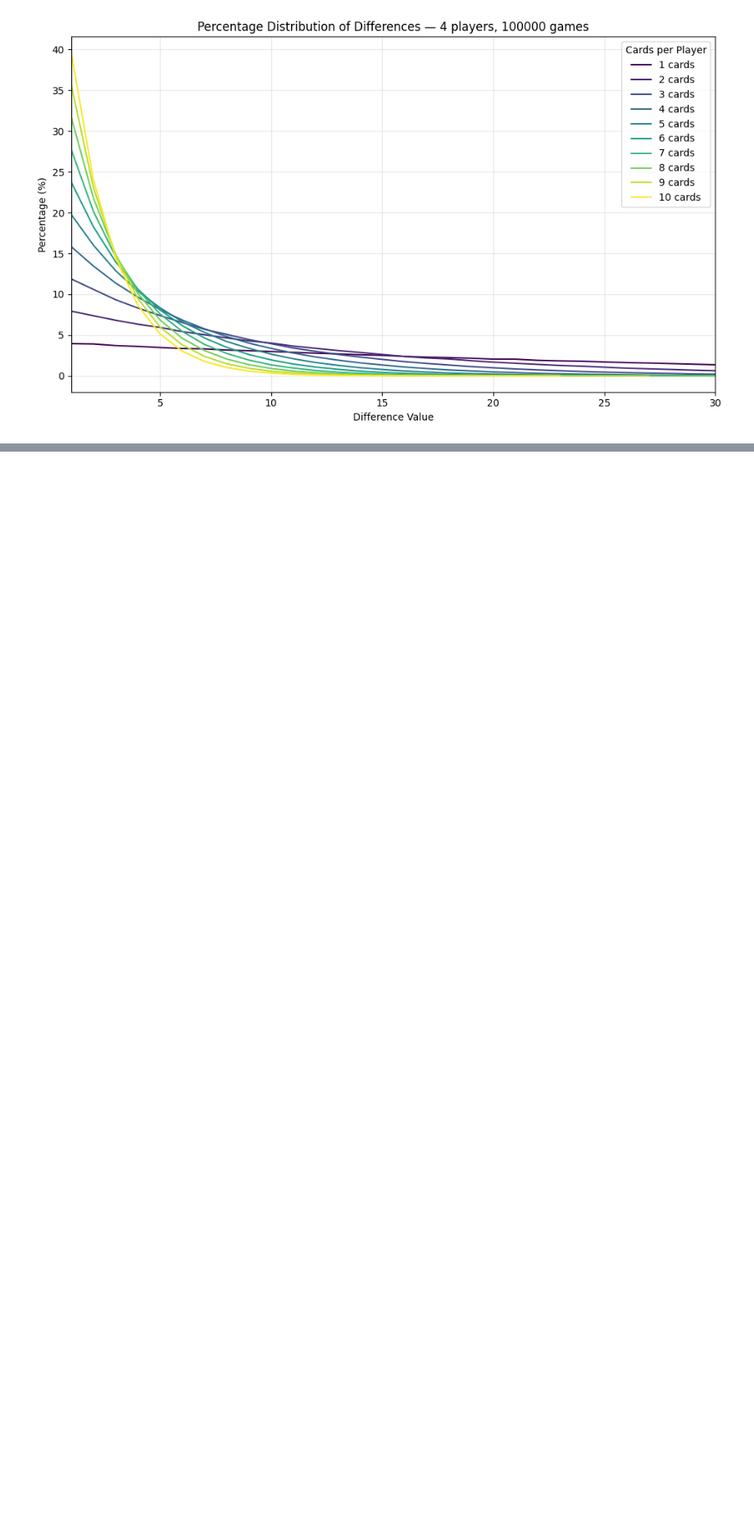
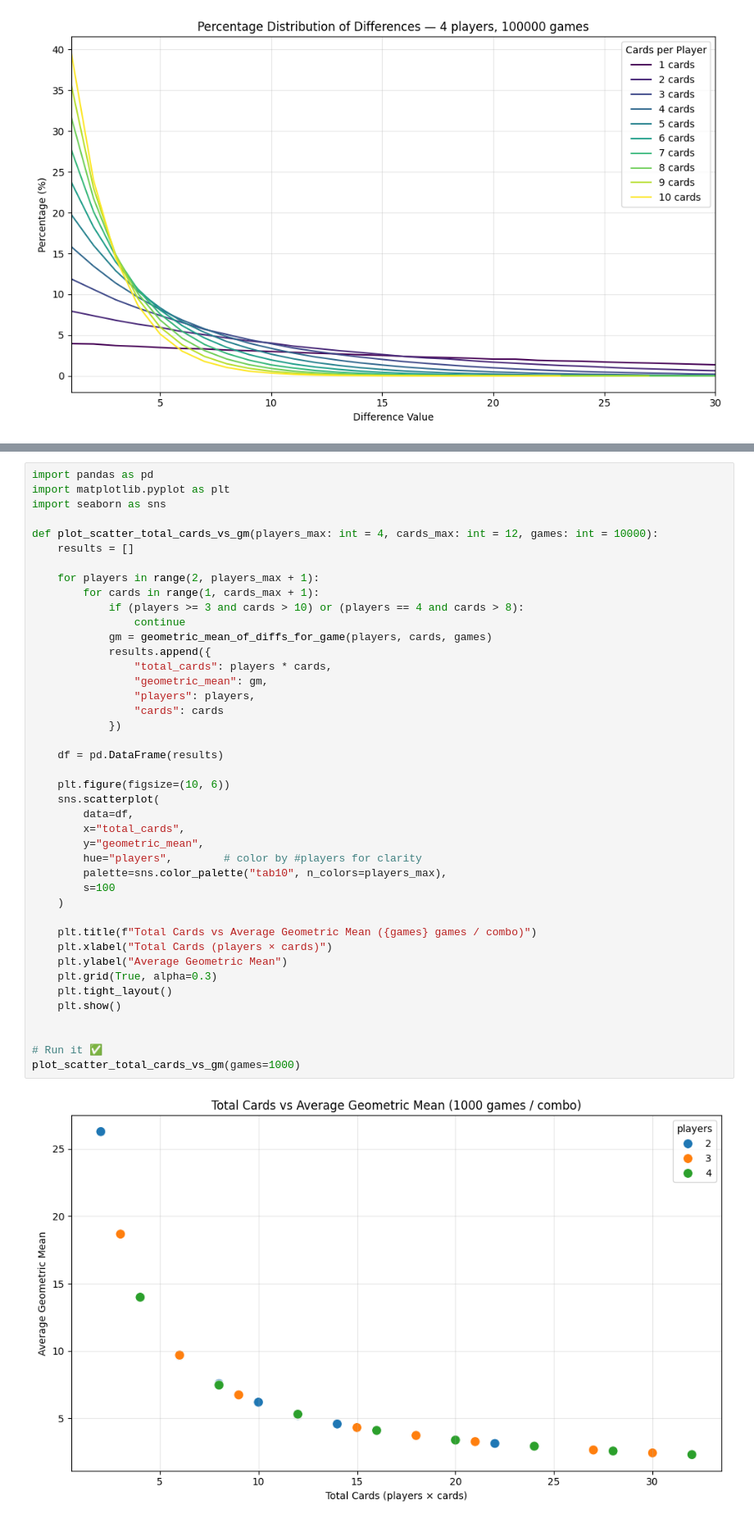
Before and after one commit to DTomusk/the-mind, a Jupyter notebook: adam/the-mind.ipynb, the cells around one changed output, grey strips where cells are left out. Shown at 82% size. Saved outputs shown, nothing was run; the diff lists cells and outputs as text; blank space fills up the shorter version.

```diff
--- a/adam/the-mind.ipynb
+++ b/adam/the-mind.ipynb
@@ -274,0 +363,44 @@ plot_cumulative_percentage_lines(players=4, max_cards=10, games=100000)
+# %%
+import pandas as pd
+import matplotlib.pyplot as plt
+import seaborn as sns
+
+def plot_scatter_total_cards_vs_gm(players_max: int = 4, cards_max: int = 12, games: int = 10000):
+    results = []
+
+    for players in range(2, players_max + 1):
+        for cards in range(1, cards_max + 1):
+            if (players >= 3 and cards > 10) or (players == 4 and cards > 8):
+                continue
+            gm = geometric_mean_of_diffs_for_game(players, cards, games)
+            results.append({
+                "total_cards": players * cards,
+                "geometric_mean": gm,
+                "players": players,
+                "cards": cards
+            })
+
+    df = pd.DataFrame(results)
+
+    plt.figure(figsize=(10, 6))
+    sns.scatterplot(
+        data=df,
+        x="total_cards",
+        y="geometric_mean",
+        hue="players",        # color by #players for clarity
+        palette=sns.color_palette("tab10", n_colors=players_max),
+        s=100
+    )
+
+    plt.title(f"Total Cards vs Average Geometric Mean ({games} games / combo)")
+    plt.xlabel("Total Cards (players × cards)")
+    plt.ylabel("Average Geometric Mean")
+    plt.grid(True, alpha=0.3)
+    plt.tight_layout()
+    plt.show()
+
+
+# Run it ✅
+plot_scatter_total_cards_vs_gm(games=1000)
+# %% [output]
+[figure, added]
```
Also changed, not shown: parts of 9 cells of this notebook.
